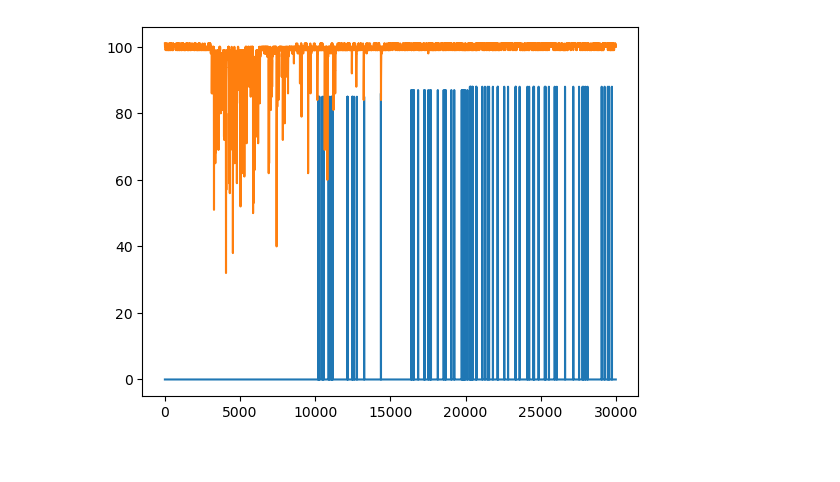
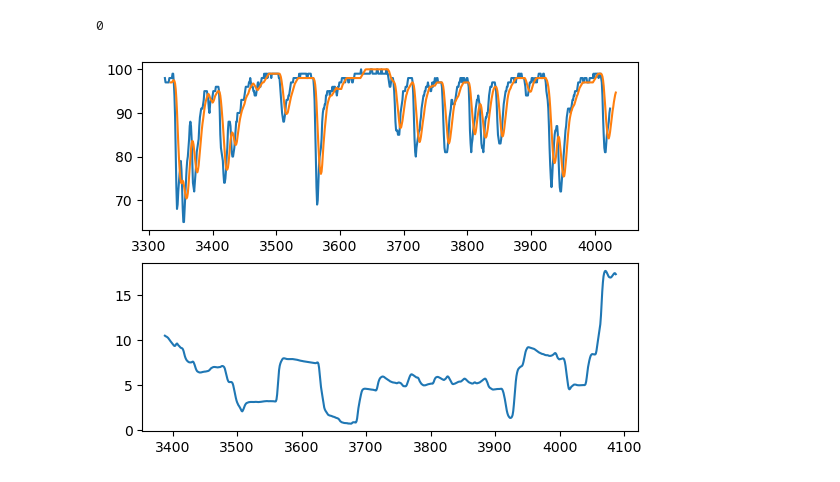
Before and after one commit to STFC-ICD-Research-and-Design/supermusr-data-pipeline, a Jupyter notebook: trace-to-dsp-events/jupyter.ipynb, the cells around one changed output. Drawn from its saved outputs; the diff is of its cells as text; code cells hidden in the pictures.

```diff
--- a/trace-to-dsp-events/jupyter.ipynb
+++ b/trace-to-dsp-events/jupyter.ipynb
@@ -2,19 +2,39 @@
 import matplotlib.pyplot as plt
 # %%
 
-f = open('data/retrace.csv')
-tokens = [e.split(",") for e in f.readlines()]
-x = [int(e[0]) for e in tokens]
-y = [int(e[1]) for e in tokens]
-handle = plt.plot(x,y)
+# f = open('data/retrace.csv')
+# tokens = [e.split(",") for e in f.readlines()]
+# x = [int(e[0]) for e in tokens]
+# y = [int(e[1]) for e in tokens]
+# handle = plt.plot(x,y)
 
-f = open('data/trace.csv')
-tokens = [e.split(",") for e in f.readlines()]
-x = [int(e[0]) for e in tokens]
-y = [int(e[1]) for e in tokens]
-handle = plt.plot(x,y)
+delta = 225
+I = (3100 + delta,3800 + delta)
+
+def get_trace_file(filename, I):
+    f = open(filename, 'r')
+    tokens = [e.split(",") for e in f.readlines()]
+    x = [float(e[0]) for e in tokens][I[0]:I[1]]
+    y = [float(e[1]) for e in tokens][I[0]:I[1]]
+    return (x,y)
+
+
+(x1,y1) = get_trace_file('data/trace.csv',I)
+plt.subplot(2,1,1)
+plt.plot(x1,y1)
+
+(x2,y2) = get_trace_file('data/trace1.csv',I)
+plt.subplot(2,1,1)
+plt.plot(x2,y2)
+
+(x3,y3) = get_trace_file('data/trace2.csv',I)
+plt.subplot(2,1,2)
+plt.plot(x3,[e**.5 for e in y3])
+
+print(len([i for i,e in enumerate(y3) if e == 0]))
 # %% [output]
+0
-[figure, old version]
+[figure, new version]
 # %%
 f = open('trace2.csv')
 vals = [int(e) for e in f.readline().split(',')[:-1]]
```
Also changed, not shown: parts of 6 cells of this notebook, 22 other files.
